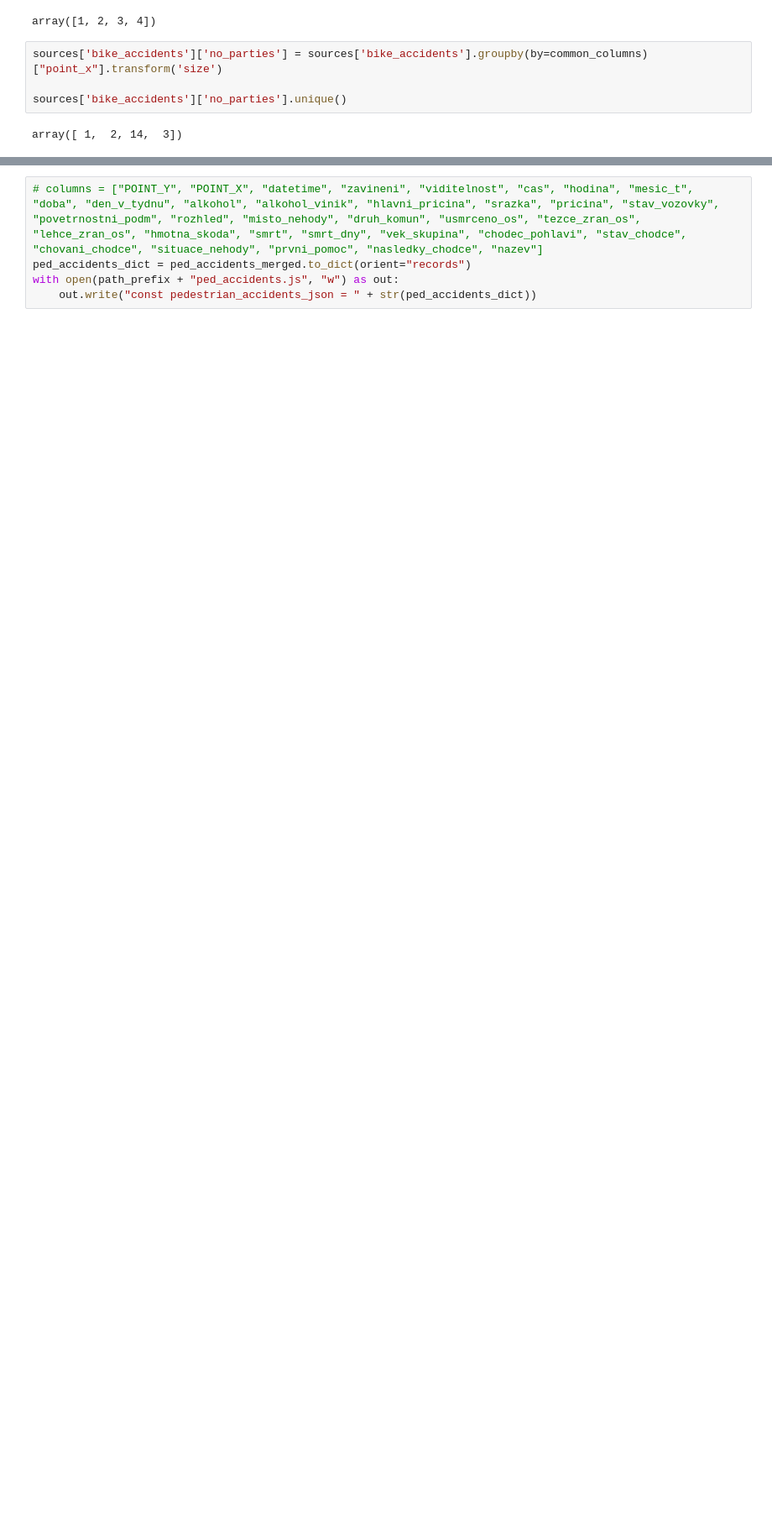
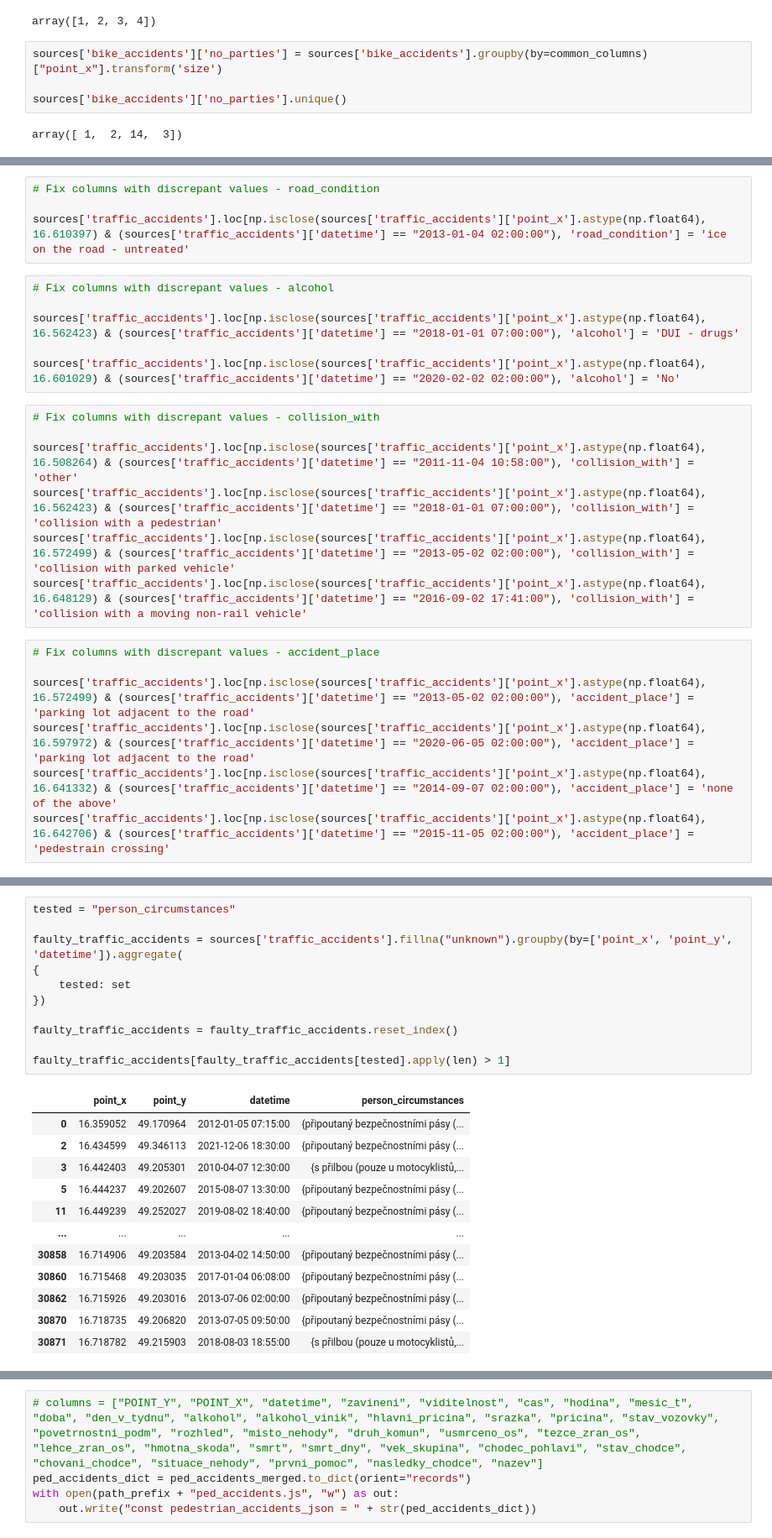
Before and after one commit to cathelyn/cathelyn.github.io, a Jupyter notebook: data_processing.ipynb, the cells around one changed output, grey strips where cells are left out. Shown at 84% size. Saved outputs shown, nothing was run; the diff lists cells and outputs as text; blank space fills up the shorter version.

```diff
--- a/data_processing.ipynb
+++ b/data_processing.ipynb
@@ -825,3 +969,27 @@ array([ 1,  2,  3,  5,  4, 14,  6,  7,  9,  8, 15, 10, 11, 17, 21, 12, 18,
+# %%
+# Fix columns with discrepant values - road_condition
+
+sources['traffic_accidents'].loc[np.isclose(sources['traffic_accidents']['point_x'].astype(np.float64), 16.610397) & (sources['traffic_accidents']['datetime'] == "2013-01-04 02:00:00"), 'road_condition'] = 'ice on the road - untreated'
+# %%
+# Fix columns with discrepant values - alcohol
+
+sources['traffic_accidents'].loc[np.isclose(sources['traffic_accidents']['point_x'].astype(np.float64), 16.562423) & (sources['traffic_accidents']['datetime'] == "2018-01-01 07:00:00"), 'alcohol'] = 'DUI - drugs'
+
+sources['traffic_accidents'].loc[np.isclose(sources['traffic_accidents']['point_x'].astype(np.float64), 16.601029) & (sources['traffic_accidents']['datetime'] == "2020-02-02 02:00:00"), 'alcohol'] = 'No'
+# %%
+# Fix columns with discrepant values - collision_with
+
+sources['traffic_accidents'].loc[np.isclose(sources['traffic_accidents']['point_x'].astype(np.float64), 16.508264) & (sources['traffic_accidents']['datetime'] == "2011-11-04 10:58:00"), 'collision_with'] = 'other'
+sources['traffic_accidents'].loc[np.isclose(sources['traffic_accidents']['point_x'].astype(np.float64), 16.562423) & (sources['traffic_accidents']['datetime'] == "2018-01-01 07:00:00"), 'collision_with'] = 'collision with a pedestrian'
+sources['traffic_accidents'].loc[np.isclose(sources['traffic_accidents']['point_x'].astype(np.float64), 16.572499) & (sources['traffic_accidents']['datetime'] == "2013-05-02 02:00:00"), 'collision_with'] = 'collision with parked vehicle'
+sources['traffic_accidents'].loc[np.isclose(sources['traffic_accidents']['point_x'].astype(np.float64), 16.648129) & (sources['traffic_accidents']['datetime'] == "2016-09-02 17:41:00"), 'collision_with'] = 'collision with a moving non-rail vehicle'
+# %%
+# Fix columns with discrepant values - accident_place
+
+sources['traffic_accidents'].loc[np.isclose(sources['traffic_accidents']['point_x'].astype(np.float64), 16.572499) & (sources['traffic_accidents']['datetime'] == "2013-05-02 02:00:00"), 'accident_place'] = 'parking lot adjacent to the road'
+sources['traffic_accidents'].loc[np.isclose(sources['traffic_accidents']['point_x'].astype(np.float64), 16.597972) & (sources['traffic_accidents']['datetime'] == "2020-06-05 02:00:00"), 'accident_place'] = 'parking lot adjacent to the road'
+sources['traffic_accidents'].loc[np.isclose(sources['traffic_accidents']['point_x'].astype(np.float64), 16.641332) & (sources['traffic_accidents']['datetime'] == "2014-09-07 02:00:00"), 'accident_place'] = 'none of the above'
+sources['traffic_accidents'].loc[np.isclose(sources['traffic_accidents']['point_x'].astype(np.float64), 16.642706) & (sources['traffic_accidents']['datetime'] == "2015-11-05 02:00:00"), 'accident_place'] = 'pedestrain crossing'
 # %%
 # merge data -> one row = one accident
 common_columns = [
@@ -941,0 +1034,24 @@ len(bike_accidents_merged)
+# %%
+tested = "person_circumstances"
+
+faulty_traffic_accidents = sources['traffic_accidents'].fillna("unknown").groupby(by=['point_x', 'point_y', 'datetime']).aggregate(
+{
+    tested: set
+})
+
+faulty_traffic_accidents = faulty_traffic_accidents.reset_index()
+
+faulty_traffic_accidents[faulty_traffic_accidents[tested].apply(len) > 1]
+# %% [output]
+|  | point_x | point_y | datetime | person_circumstances |
+| 0 | 16.359052 | 49.170964 | 2012-01-05 07:15:00 | {připoutaný bezpečnostními pásy (... |
+| 2 | 16.434599 | 49.346113 | 2021-12-06 18:30:00 | {připoutaný bezpečnostními pásy (... |
+| 3 | 16.442403 | 49.205301 | 2010-04-07 12:30:00 | {s přilbou (pouze u motocyklistů,... |
+| 5 | 16.444237 | 49.202607 | 2015-08-07 13:30:00 | {připoutaný bezpečnostními pásy (... |
+| 11 | 16.449239 | 49.252027 | 2019-08-02 18:40:00 | {připoutaný bezpečnostními pásy (... |
+| ... | ... | ... | ... | ... |
+| 30858 | 16.714906 | 49.203584 | 2013-04-02 14:50:00 | {připoutaný bezpečnostními pásy (... |
+| 30860 | 16.715468 | 49.203035 | 2017-01-04 06:08:00 | {připoutaný bezpečnostními pásy (... |
+| 30862 | 16.715926 | 49.203016 | 2013-07-06 02:00:00 | {připoutaný bezpečnostními pásy (... |
+| 30870 | 16.718735 | 49.206820 | 2013-07-05 09:50:00 | {připoutaný bezpečnostními pásy (... |
+| 30871 | 16.718782 | 49.215903 | 2018-08-03 18:55:00 | {s přilbou (pouze u motocyklistů,... |
```
Also changed, not shown: parts of 61 cells of this notebook, 25 other files.
